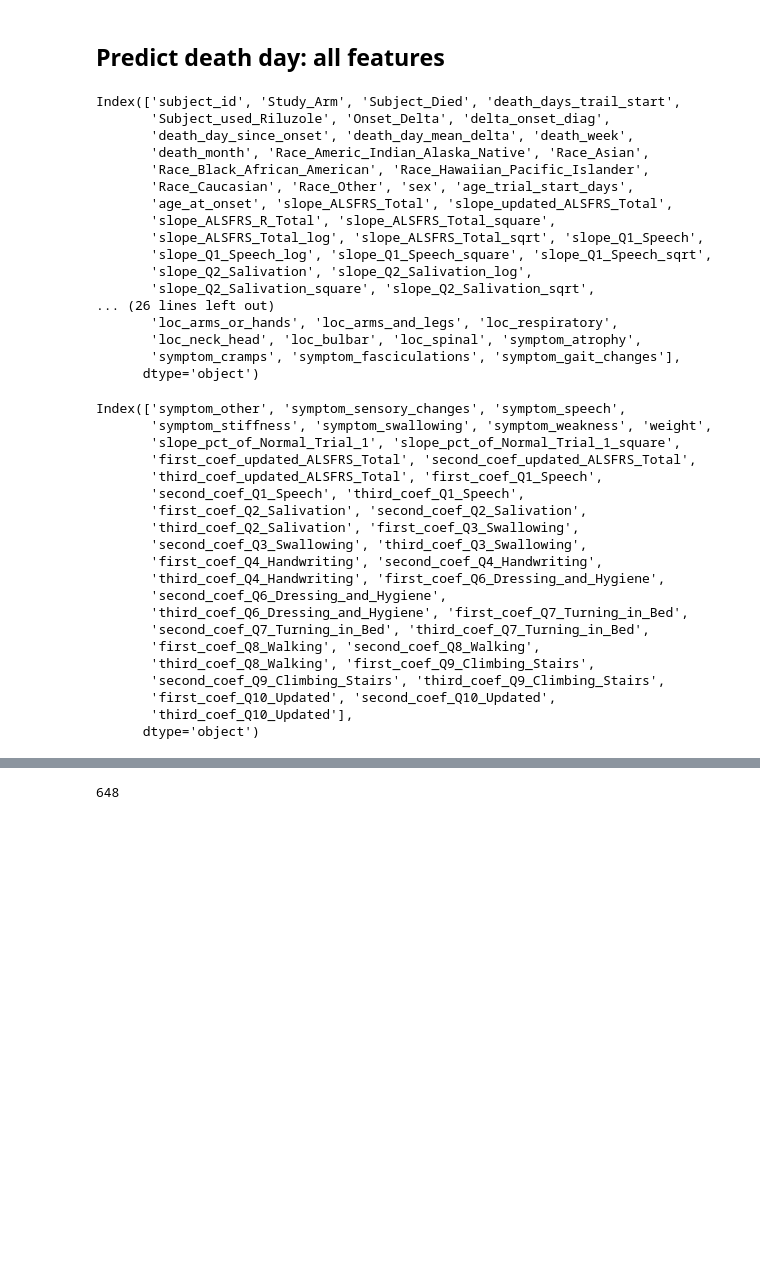
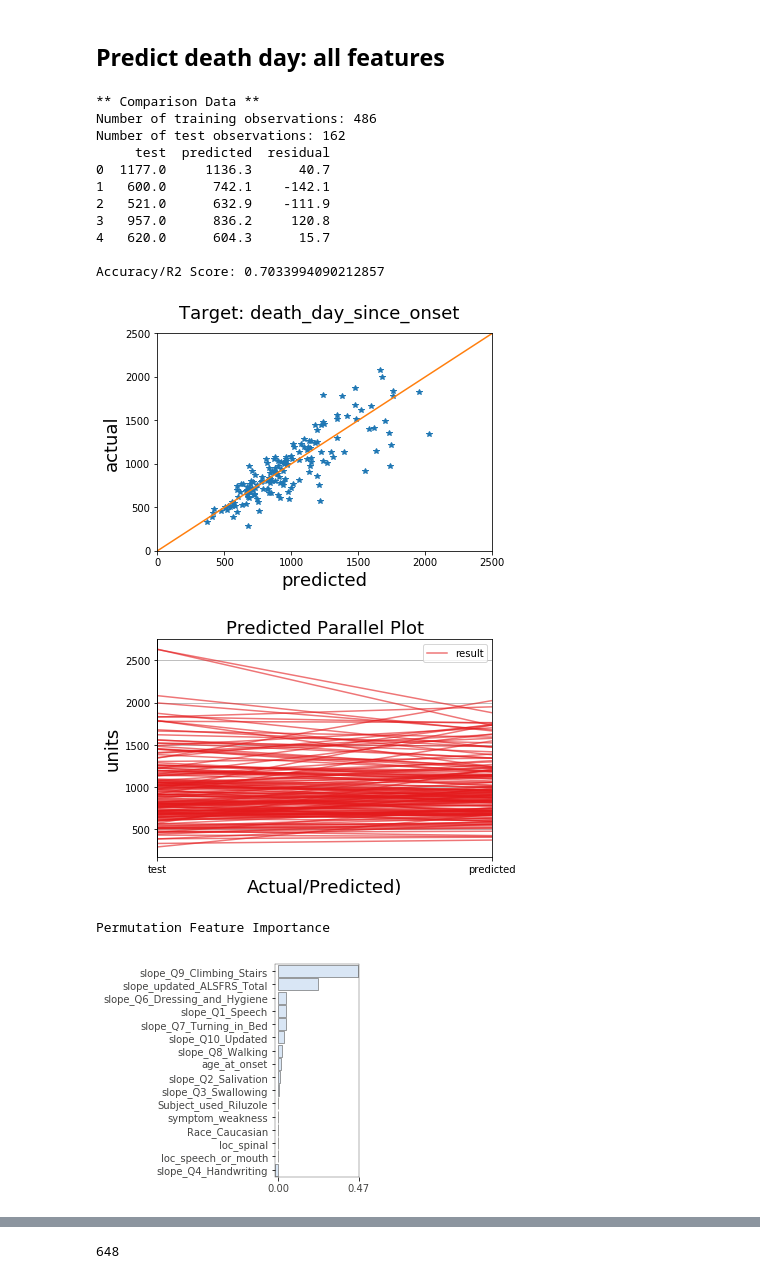
Before and after one commit to ttompk/als, a Jupyter notebook: model.ipynb, the cells around one changed output, grey strips where cells are left out. Saved outputs shown, nothing was run; the diff lists cells and outputs as text; code cells hidden in the pictures; blank space fills up the shorter version.

```diff
--- a/model.ipynb
+++ b/model.ipynb
@@ -31,17 +31,18 @@ def plot_model_parallel(y_test, y_predicted, units='units'):
     data = pd.DataFrame(y_test.values, columns=["test"])
     data['predicted']=y_predicted
     data['result']='result'
-    parallel_coordinates(data, 'result',colormap=plt.get_cmap("Set2"), alpha=0.6)
-    plt.title("Results of Model")
-    plt.ylabel(units)
+    parallel_coordinates(data, 'result',colormap=plt.get_cmap("Set1"), alpha=0.6)
+    plt.title("Predicted Parallel Plot",  fontsize=18)
+    plt.xlabel("Actual/Predicted)", fontsize=18)
+    plt.ylabel(units, fontsize=18)
     plt.show()
 # %%
 def plot_predicted_regression(predicted, actual, suptitle='Regression', title=""):
     plt.plot(predicted, actual, '*')
-    plt.suptitle(suptitle)
+    plt.suptitle(suptitle, fontsize=18)
     plt.title(title)
-    plt.ylabel("actual")
-    plt.xlabel("predicted")
+    plt.ylabel("actual", fontsize=18)
+    plt.xlabel("predicted", fontsize=18)
     plt.xlim(0, 2500)
     plt.ylim(0, 2500)
     plt.plot([0,2500], [0,2500])
@@ -1584,49 +1552,6 @@ def lm_eval(residuals_df, col_actual, col_predictions):
     # plot residuals
     resid_plot(residual_df[col_predictions], residual_df['residual'])
     return
-# %%
-df.columns[0:100]
-# %% [output]
-Index(['subject_id', 'Study_Arm', 'Subject_Died', 'death_days_trail_start',
-       'Subject_used_Riluzole', 'Onset_Delta', 'delta_onset_diag',
-       'death_day_since_onset', 'death_day_mean_delta', 'death_week',
-       'death_month', 'Race_Americ_Indian_Alaska_Native', 'Race_Asian',
-       'Race_Black_African_American', 'Race_Hawaiian_Pacific_Islander',
-       'Race_Caucasian', 'Race_Other', 'sex', 'age_trial_start_days',
-       'age_at_onset', 'slope_ALSFRS_Total', 'slope_updated_ALSFRS_Total',
-       'slope_ALSFRS_R_Total', 'slope_ALSFRS_Total_square',
-       'slope_ALSFRS_Total_log', 'slope_ALSFRS_Total_sqrt', 'slope_Q1_Speech',
-       'slope_Q1_Speech_log', 'slope_Q1_Speech_square', 'slope_Q1_Speech_sqrt',
-       'slope_Q2_Salivation', 'slope_Q2_Salivation_log',
-       'slope_Q2_Salivation_square', 'slope_Q2_Salivation_sqrt',
-... (26 lines left out)
-       'loc_arms_or_hands', 'loc_arms_and_legs', 'loc_respiratory',
-       'loc_neck_head', 'loc_bulbar', 'loc_spinal', 'symptom_atrophy',
-       'symptom_cramps', 'symptom_fasciculations', 'symptom_gait_changes'],
-      dtype='object')
-# %%
-df.columns[100:]
-# %% [output]
-Index(['symptom_other', 'symptom_sensory_changes', 'symptom_speech',
-       'symptom_stiffness', 'symptom_swallowing', 'symptom_weakness', 'weight',
-       'slope_pct_of_Normal_Trial_1', 'slope_pct_of_Normal_Trial_1_square',
-       'first_coef_updated_ALSFRS_Total', 'second_coef_updated_ALSFRS_Total',
-       'third_coef_updated_ALSFRS_Total', 'first_coef_Q1_Speech',
-       'second_coef_Q1_Speech', 'third_coef_Q1_Speech',
-       'first_coef_Q2_Salivation', 'second_coef_Q2_Salivation',
-       'third_coef_Q2_Salivation', 'first_coef_Q3_Swallowing',
-       'second_coef_Q3_Swallowing', 'third_coef_Q3_Swallowing',
-       'first_coef_Q4_Handwriting', 'second_coef_Q4_Handwriting',
-       'third_coef_Q4_Handwriting', 'first_coef_Q6_Dressing_and_Hygiene',
-       'second_coef_Q6_Dressing_and_Hygiene',
-       'third_coef_Q6_Dressing_and_Hygiene', 'first_coef_Q7_Turning_in_Bed',
-       'second_coef_Q7_Turning_in_Bed', 'third_coef_Q7_Turning_in_Bed',
-       'first_coef_Q8_Walking', 'second_coef_Q8_Walking',
-       'third_coef_Q8_Walking', 'first_coef_Q9_Climbing_Stairs',
-       'second_coef_Q9_Climbing_Stairs', 'third_coef_Q9_Climbing_Stairs',
-       'first_coef_Q10_Updated', 'second_coef_Q10_Updated',
-       'third_coef_Q10_Updated'],
-      dtype='object')
 # %%
 # limit to: none
 # run RF on day to death
@@ -1724,27 +1649,45 @@ poly_slope = ['second_coef_updated_ALSFRS_Total', 'third_coef_updated_ALSFRS_Tot
 # %%
 # features
 slopes = [
      'slope_updated_ALSFRS_Total',
         'slope_Q1_Speech',
        'slope_Q2_Salivation',
        'slope_Q3_Swallowing',
         'slope_Q4_Handwriting',
        'slope_Q6_Dressing_and_Hygiene',
        'slope_Q7_Turning_in_Bed',
        'slope_Q8_Walking',
        'slope_Q9_Climbing_Stairs',
        'slope_Q10_Updated']
 
 features = ['Subject_used_Riluzole', 'Race_Caucasian','age_at_onset',
             'symptom_weakness','loc_spinal','loc_speech_or_mouth'] + slopes
 
 # data
 this_data = df.copy()
 class_regress = 'regression'    # regression or classifier
 target = 'death_day_since_onset'
 
 # limit on: None of feature name
 limit_on = None
 
 # exclude: None, string, or list
 exclude_columns =   None #'loc_bulbar'
+
+residuals_df, X_test, y_test = run_rf(this_data, features, class_regress, target, limit_on=None, exclude_columns=None, split=True)
+# %% [output]
+** Comparison Data **
+Number of training observations: 486
+Number of test observations: 162
+     test  predicted  residual
+0  1177.0     1136.3      40.7
+1   600.0      742.1    -142.1
+2   521.0      632.9    -111.9
+3   957.0      836.2     120.8
+4   620.0      604.3      15.7
+
+Accuracy/R2 Score: 0.7033994090212857
+[figure, added]
+[figure, added]
+Permutation Feature Importance
+[figure, added]
```
Also changed, not shown: parts of 27 cells of this notebook, 3 other files.
